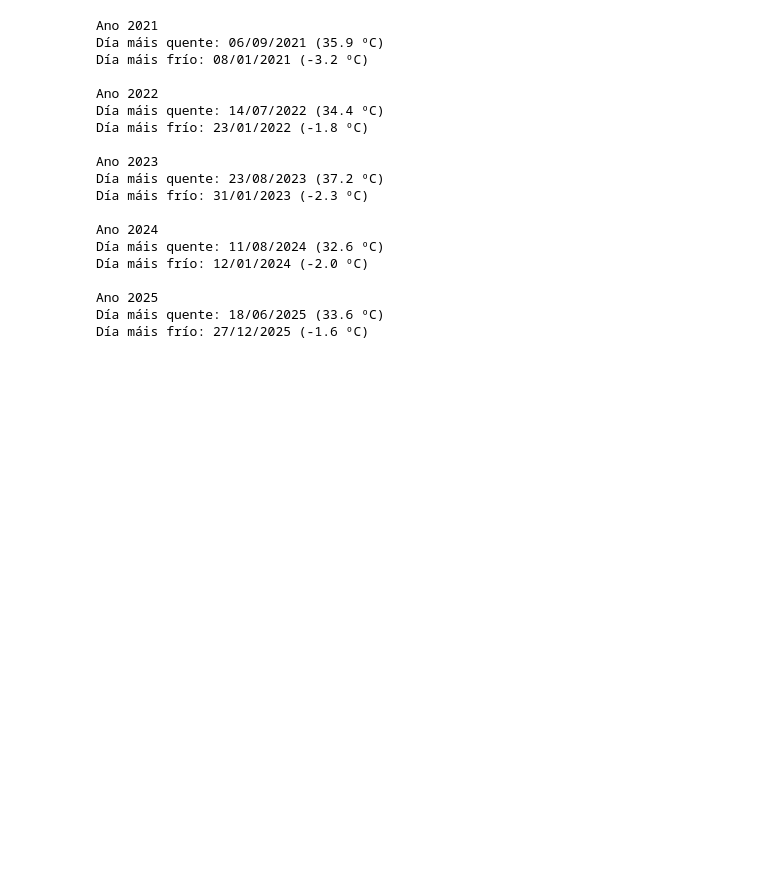
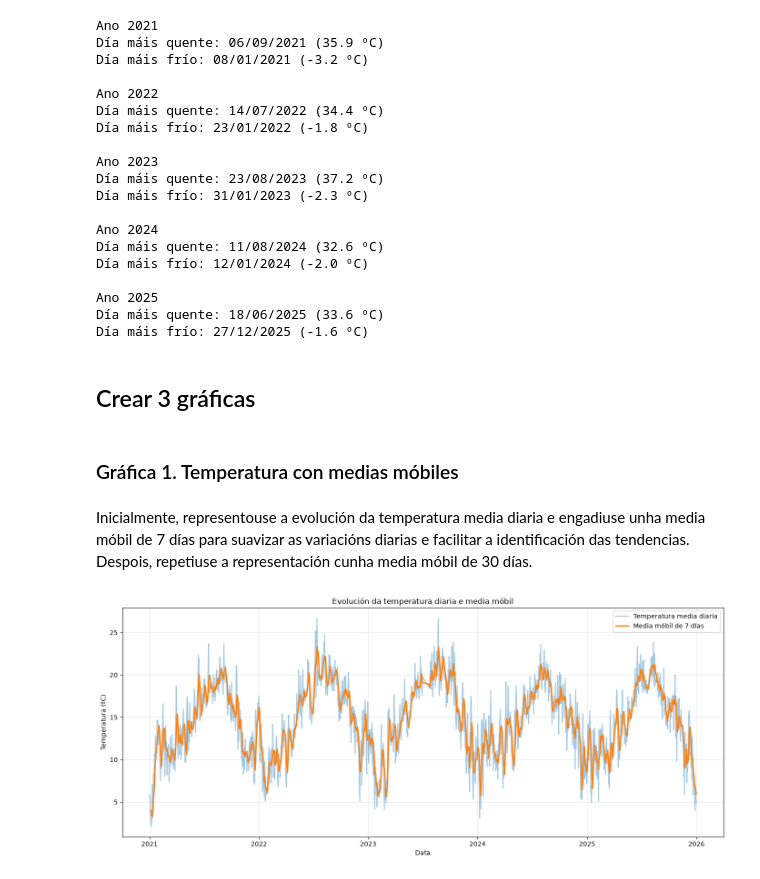
Before and after one commit to estevo97/analise_alvedro, a Jupyter notebook: alvedro_analise.ipynb, the cells around one changed output. Cells and saved outputs as stored; diff of their text form; code cells hidden in the pictures; blank space fills up the shorter version.

```diff
--- a/alvedro_analise.ipynb
+++ b/alvedro_analise.ipynb
@@ -302,3 +302,45 @@ Día máis frío: 12/01/2024 (-2.0 ºC)
 Ano 2025
 Día máis quente: 18/06/2025 (33.6 ºC)
 Día máis frío: 27/12/2025 (-1.6 ºC)
+# %% [markdown]
+## Crear 3 gráficas
+# %% [markdown]
+### Gráfica 1. Temperatura con medias móbiles
+# %% [markdown]
+Inicialmente, representouse a evolución da temperatura media diaria e engadiuse unha media móbil de 7 días para suavizar as variacións diarias e facilitar a identificación das tendencias. Despois, repetiuse a representación cunha media móbil de 30 días.
+# %%
+# Ordenar os datos por data
+df = df.sort_values("Data").copy()
+
+# Calcular a media móbil de 7 días
+df["Media móbil (7 días)"] = (
+    df["Temp. media (ºC)"].rolling(window=7).mean()
+)
+# %%
+import matplotlib.pyplot as plt
+
+plt.figure(figsize=(14, 6))
+
+plt.plot(
+    df["Data"],
+    df["Temp. media (ºC)"],
+    label="Temperatura media diaria",
+    alpha=0.4
+)
+
+plt.plot(
+    df["Data"],
+    df["Media móbil (7 días)"],
+    label="Media móbil de 7 días",
+    linewidth=2
+)
+
+plt.title("Evolución da temperatura diaria e media móbil")
+plt.xlabel("Data")
+plt.ylabel("Temperatura (ºC)")
+plt.legend()
+plt.grid(True, alpha=0.3)
+plt.tight_layout()
+plt.show()
+# %% [output]
+[figure, added]
```
Also changed, not shown: parts of 18 cells of this notebook, 1 other file.
